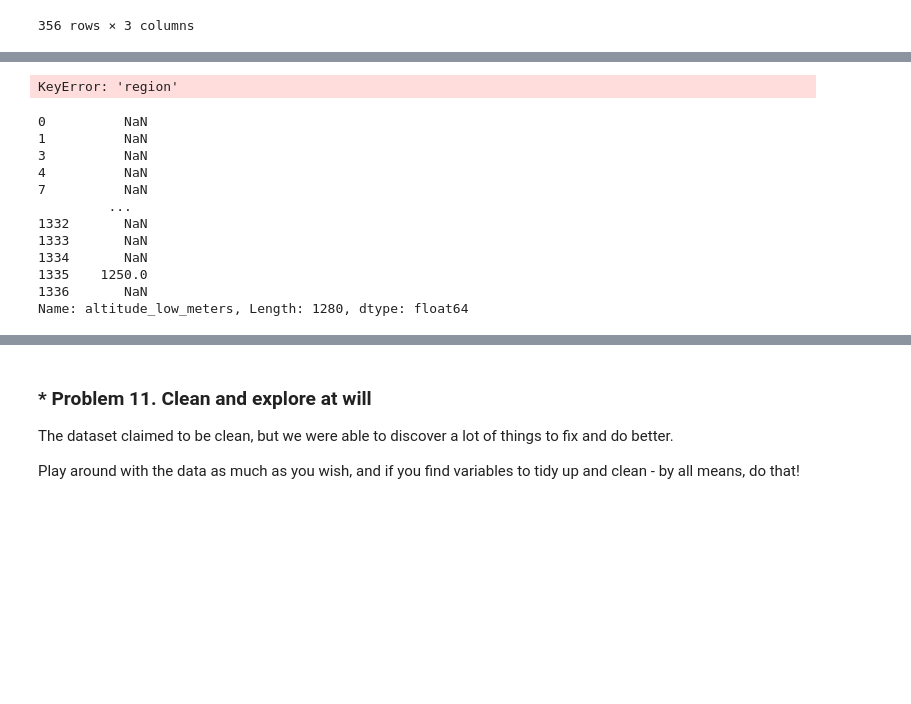
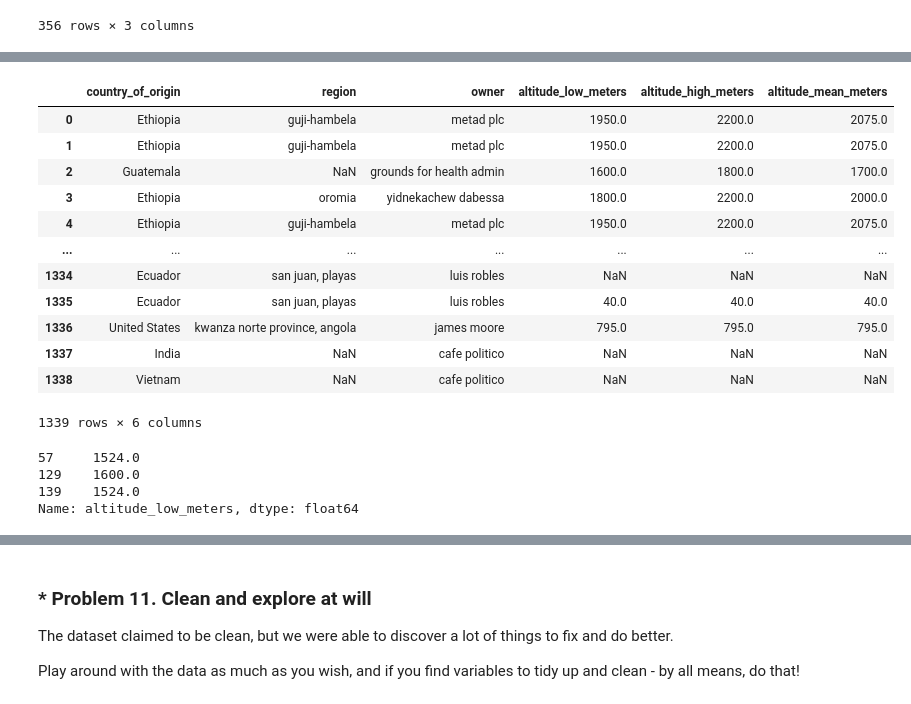
Before and after one commit to nushito/Data_Science, a Jupyter notebook: 02.Data-Tidying-and-Cleaning-Lab/Data Tidying and Cleaning Lab.ipynb, the cells around one changed output, grey strips where cells are left out. Drawn from its saved outputs; the diff is of its cells as text; code cells hidden in the pictures; blank space fills up the shorter version.

```diff
--- a/02.Data-Tidying-and-Cleaning-Lab/Data Tidying and Cleaning Lab.ipynb
+++ b/02.Data-Tidying-and-Cleaning-Lab/Data Tidying and Cleaning Lab.ipynb
@@ -1348,21 +1318,16 @@ def min_altitute(altitude_and_region):
-# %%
-#coffee_year_alt_tidy[coffee_year_alt_tidy.region == "acatenango"].apply(lambda x: proba[cond_country == True]["altitude_low_meters"])
-coffee_year_alt_tidy[cond_country == True][["altitude_low_meters", "region"]].apply(lambda x : proba[proba["region"].equals(x["region"])][["altitude_low_meters","region"]])
-#coffee_year_alt_tidy[cond_country == True][["altitude_low_meters", "region"]].map(proba[["altitude_low_meters", "region"]])
-# %% [output]
-KeyError: 'region'
-# %%
-coffee_year_alt_tidy[cond_country == True]["altitude_low_meters"]= proba[cond_country == True]["altitude_low_meters"]
-# %% [output]
-0          NaN
-1          NaN
-3          NaN
-4          NaN
-7          NaN
-         ...
-1332       NaN
-1333       NaN
-1334       NaN
-1335    1250.0
-1336       NaN
-Name: altitude_low_meters, Length: 1280, dtype: float64
+# %%
+country_region_set
+# %% [output]
+|  | country_of_origin | region | owner | altitude_low_meters | altitude_high_meters | altitude_mean_meters |
+| 0 | Ethiopia | guji-hambela | metad plc | 1950.0 | 2200.0 | 2075.0 |
+| 1 | Ethiopia | guji-hambela | metad plc | 1950.0 | 2200.0 | 2075.0 |
+| 2 | Guatemala | NaN | grounds for health admin | 1600.0 | 1800.0 | 1700.0 |
+| 3 | Ethiopia | oromia | yidnekachew dabessa | 1800.0 | 2200.0 | 2000.0 |
+| 4 | Ethiopia | guji-hambela | metad plc | 1950.0 | 2200.0 | 2075.0 |
+| ... | ... | ... | ... | ... | ... | ... |
+| 1334 | Ecuador | san juan, playas | luis robles | NaN | NaN | NaN |
+| 1335 | Ecuador | san juan, playas | luis robles | 40.0 | 40.0 | 40.0 |
+| 1336 | United States | kwanza norte province, angola | james moore | 795.0 | 795.0 | 795.0 |
+| 1337 | India | NaN | cafe politico | NaN | NaN | NaN |
+| 1338 | Vietnam | NaN | cafe politico | NaN | NaN | NaN |
+1339 rows × 6 columns
@@ -1368,0 +1339,7 @@ Name: altitude_low_meters, Length: 1280, dtype: float64
+# %%
+country_region_set[country_region_set.region == "acatenango"].altitude_low_meters
+# %% [output]
+57     1524.0
+129    1600.0
+139    1524.0
+Name: altitude_low_meters, dtype: float64
```
Also changed, not shown: parts of 8 cells of this notebook, 23 other files.
